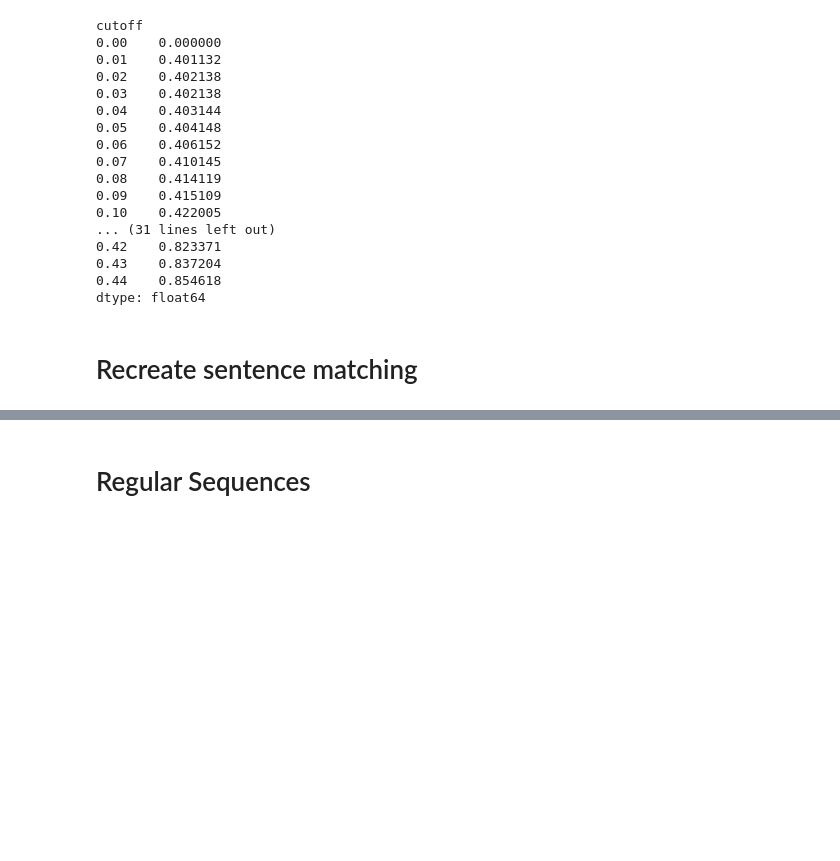
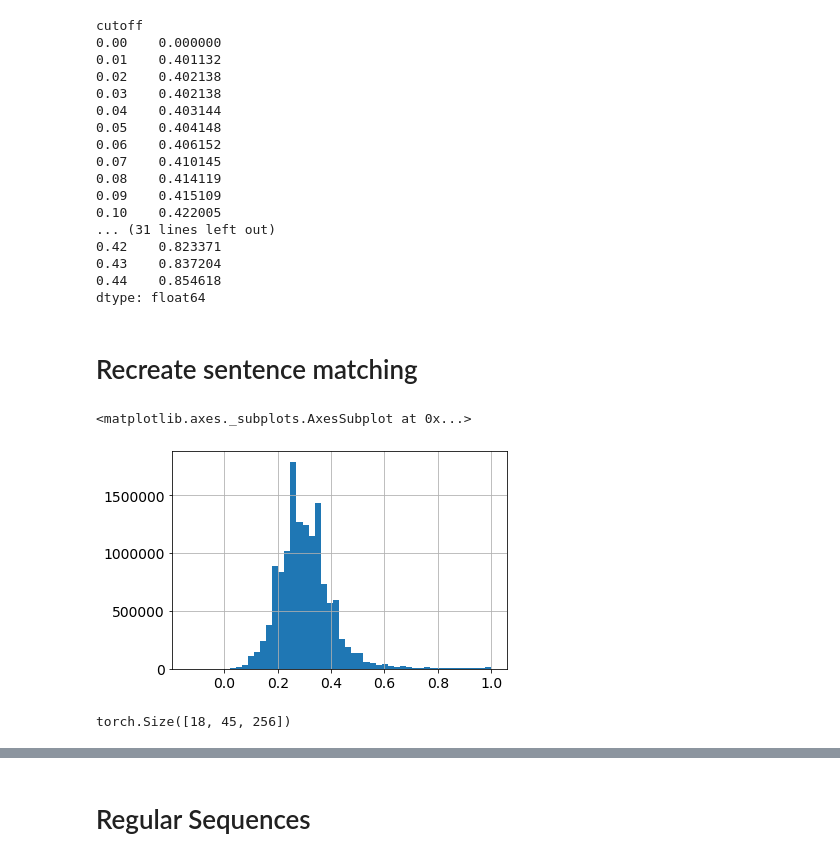
Before and after one commit to alex2awesome/edit-pathways, a Jupyter notebook: notebooks/2021-10-24__anaylze-mturk-output.ipynb, the cells around one changed output, grey strips where cells are left out. Cells and saved outputs as stored; diff of their text form; code cells hidden in the pictures; blank space fills up the shorter version.

```diff
--- a/notebooks/2021-10-24__anaylze-mturk-output.ipynb
+++ b/notebooks/2021-10-24__anaylze-mturk-output.ipynb
@@ -230,0 +479,7 @@ def get_sentence_similarities_unigram_bert_1(nodes_df):
+# %%
+all_word_sims = list(map(lambda x: x.flatten(), all_word_sims))
+# %%
+pd.Series(np.hstack(all_word_sims).round(2)).hist(bins=50)
+# %% [output]
+<matplotlib.axes._subplots.AxesSubplot at 0x...>
+[figure, added]
@@ -231 +496,5 @@ def get_sentence_similarities_unigram_bert_1(nodes_df):
+# %%
+output.last_hidden_state.shape
+# %% [output]
+torch.Size([18, 45, 256])
 # %%
```
Also changed, not shown: parts of 42 cells of this notebook, 36 other files.
